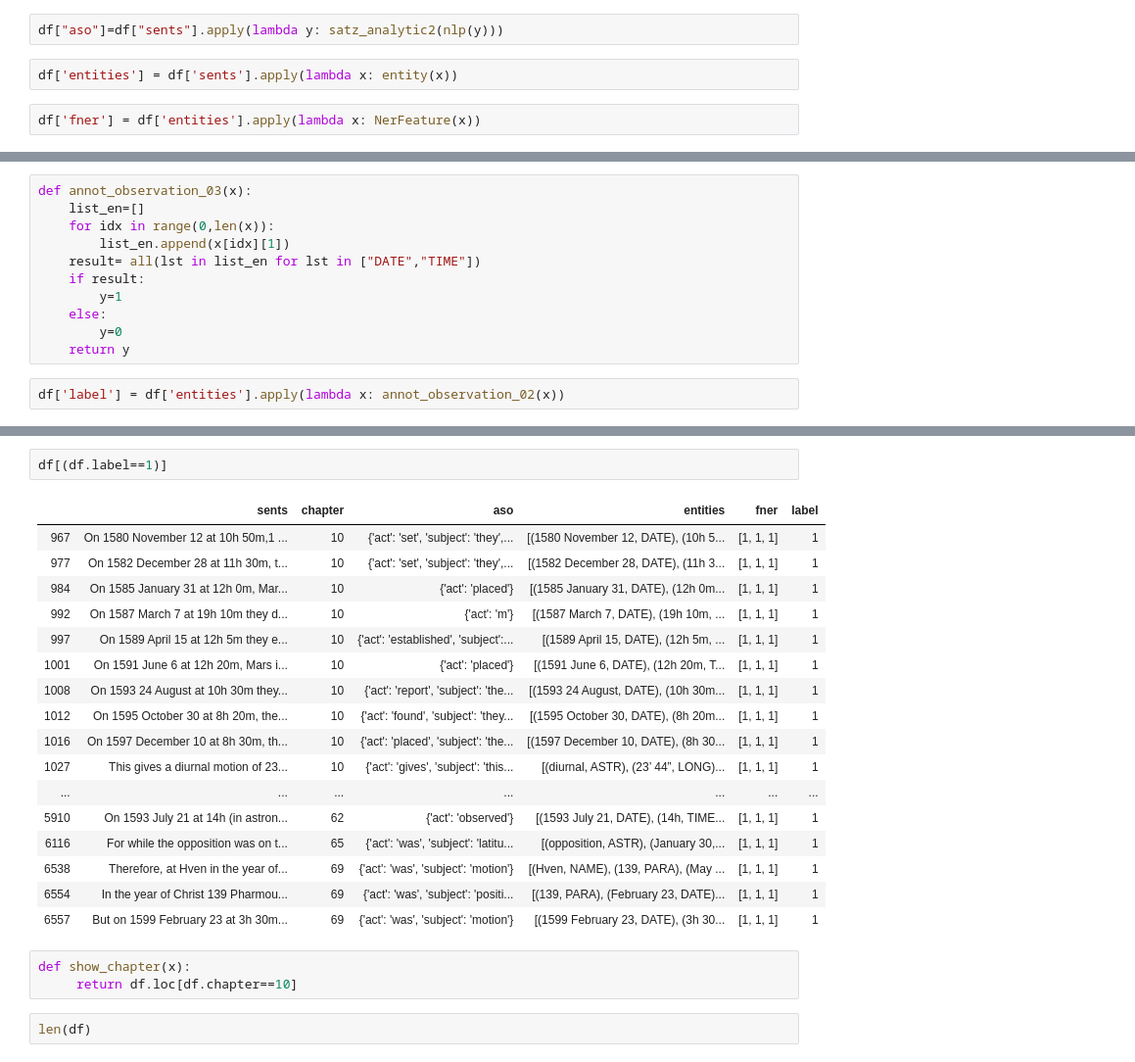
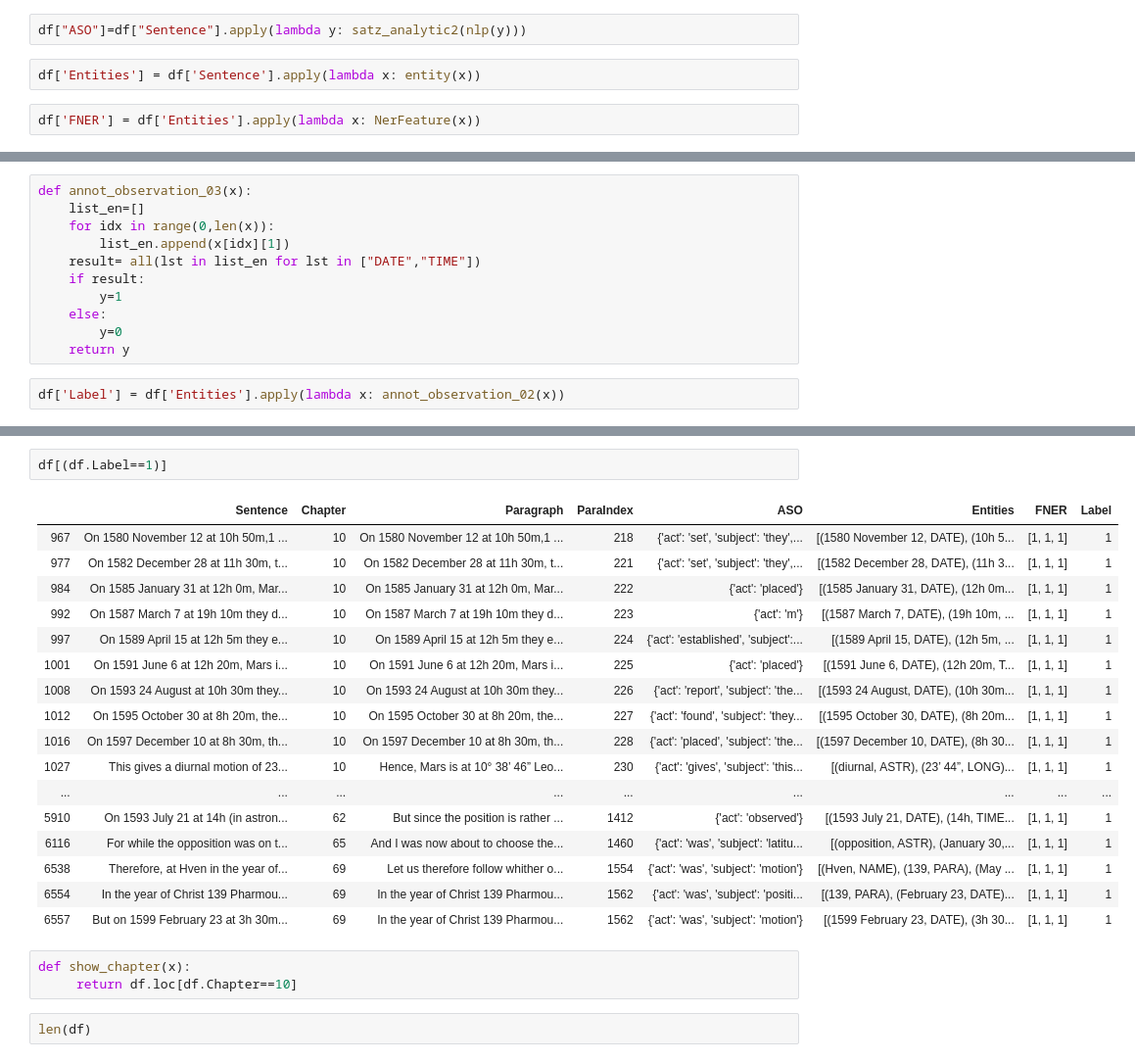
Before and after one commit to myeghaneh/BZML, a Jupyter notebook: BZML_OCT/notebooks/13_02_Coll_updated_Observation_Sents.ipynb, the cells around one changed output, grey strips where cells are left out. Shown: that part at 98% size. Saved outputs shown, nothing was run; the diff lists cells and outputs as text.

Commit message:
observational sents using NER along para

```diff
--- a/BZML_OCT/notebooks/13_02_Coll_updated_Observation_Sents.ipynb
+++ b/BZML_OCT/notebooks/13_02_Coll_updated_Observation_Sents.ipynb
@@ -172,10 +191,10 @@ def noun_chunk(x):
 # %% [markdown]
 df['chunks'] = df['sents'].apply(lambda x: noun_chunk(x))
 # %%
-df["aso"]=df["sents"].apply(lambda y: satz_analytic2(nlp(y)))
+df["ASO"]=df["Sentence"].apply(lambda y: satz_analytic2(nlp(y)))
 # %%
-df['entities'] = df['sents'].apply(lambda x: entity(x))
+df['Entities'] = df['Sentence'].apply(lambda x: entity(x))
 # %%
-df['fner'] = df['entities'].apply(lambda x: NerFeature(x))
+df['FNER'] = df['Entities'].apply(lambda x: NerFeature(x))
 # %%
 df.head(10)
@@ -238,7 +233,7 @@ def annot_observation_03(x):
         y=0
     return y
 # %%
-df['label'] = df['entities'].apply(lambda x: annot_observation_02(x))
+df['Label'] = df['Entities'].apply(lambda x: annot_observation_02(x))
 # %%
 df.head()
 # %% [output]
@@ -265,26 +260,26 @@ df.tail(10)
 # %%
-df[(df.label==1)]
+df[(df.Label==1)]
 # %% [output]
-|  | sents | chapter | aso | entities | fner | label |
-| 967 | On 1580 November 12 at 10h 50m,1 ... | 10 | {'act': 'set', 'subject': 'they',... | [(1580 November 12, DATE), (10h 5... | [1, 1, 1] | 1 |
-| 977 | On 1582 December 28 at 11h 30m, t... | 10 | {'act': 'set', 'subject': 'they',... | [(1582 December 28, DATE), (11h 3... | [1, 1, 1] | 1 |
-| 984 | On 1585 January 31 at 12h 0m, Mar... | 10 | {'act': 'placed'} | [(1585 January 31, DATE), (12h 0m... | [1, 1, 1] | 1 |
-| 992 | On 1587 March 7 at 19h 10m they d... | 10 | {'act': 'm'} | [(1587 March 7, DATE), (19h 10m, ... | [1, 1, 1] | 1 |
-| 997 | On 1589 April 15 at 12h 5m they e... | 10 | {'act': 'established', 'subject':... | [(1589 April 15, DATE), (12h 5m, ... | [1, 1, 1] | 1 |
-| 1001 | On 1591 June 6 at 12h 20m, Mars i... | 10 | {'act': 'placed'} | [(1591 June 6, DATE), (12h 20m, T... | [1, 1, 1] | 1 |
-| 1008 | On 1593 24 August at 10h 30m they... | 10 | {'act': 'report', 'subject': 'the... | [(1593 24 August, DATE), (10h 30m... | [1, 1, 1] | 1 |
-| 1012 | On 1595 October 30 at 8h 20m, the... | 10 | {'act': 'found', 'subject': 'they... | [(1595 October 30, DATE), (8h 20m... | [1, 1, 1] | 1 |
-| 1016 | On 1597 December 10 at 8h 30m, th... | 10 | {'act': 'placed', 'subject': 'the... | [(1597 December 10, DATE), (8h 30... | [1, 1, 1] | 1 |
-| 1027 | This gives a diurnal motion of 23... | 10 | {'act': 'gives', 'subject': 'this... | [(diurnal, ASTR), (23’ 44”, LONG)... | [1, 1, 1] | 1 |
-| ... | ... | ... | ... | ... | ... | ... |
-| 5910 | On 1593 July 21 at 14h (in astron... | 62 | {'act': 'observed'} | [(1593 July 21, DATE), (14h, TIME... | [1, 1, 1] | 1 |
-| 6116 | For while the opposition was on t... | 65 | {'act': 'was', 'subject': 'latitu... | [(opposition, ASTR), (January 30,... | [1, 1, 1] | 1 |
-| 6538 | Therefore, at Hven in the year of... | 69 | {'act': 'was', 'subject': 'motion'} | [(Hven, NAME), (139, PARA), (May ... | [1, 1, 1] | 1 |
-| 6554 | In the year of Christ 139 Pharmou... | 69 | {'act': 'was', 'subject': 'positi... | [(139, PARA), (February 23, DATE)... | [1, 1, 1] | 1 |
-| 6557 | But on 1599 February 23 at 3h 30m... | 69 | {'act': 'was', 'subject': 'motion'} | [(1599 February 23, DATE), (3h 30... | [1, 1, 1] | 1 |
+|  | Sentence | Chapter | Paragraph | ParaIndex | ASO | Entities | FNER | Label |
+| 967 | On 1580 November 12 at 10h 50m,1 ... | 10 | On 1580 November 12 at 10h 50m,1 ... | 218 | {'act': 'set', 'subject': 'they',... | [(1580 November 12, DATE), (10h 5... | [1, 1, 1] | 1 |
+| 977 | On 1582 December 28 at 11h 30m, t... | 10 | On 1582 December 28 at 11h 30m, t... | 221 | {'act': 'set', 'subject': 'they',... | [(1582 December 28, DATE), (11h 3... | [1, 1, 1] | 1 |
+| 984 | On 1585 January 31 at 12h 0m, Mar... | 10 | On 1585 January 31 at 12h 0m, Mar... | 222 | {'act': 'placed'} | [(1585 January 31, DATE), (12h 0m... | [1, 1, 1] | 1 |
+| 992 | On 1587 March 7 at 19h 10m they d... | 10 | On 1587 March 7 at 19h 10m they d... | 223 | {'act': 'm'} | [(1587 March 7, DATE), (19h 10m, ... | [1, 1, 1] | 1 |
+| 997 | On 1589 April 15 at 12h 5m they e... | 10 | On 1589 April 15 at 12h 5m they e... | 224 | {'act': 'established', 'subject':... | [(1589 April 15, DATE), (12h 5m, ... | [1, 1, 1] | 1 |
+| 1001 | On 1591 June 6 at 12h 20m, Mars i... | 10 | On 1591 June 6 at 12h 20m, Mars i... | 225 | {'act': 'placed'} | [(1591 June 6, DATE), (12h 20m, T... | [1, 1, 1] | 1 |
+| 1008 | On 1593 24 August at 10h 30m they... | 10 | On 1593 24 August at 10h 30m they... | 226 | {'act': 'report', 'subject': 'the... | [(1593 24 August, DATE), (10h 30m... | [1, 1, 1] | 1 |
+| 1012 | On 1595 October 30 at 8h 20m, the... | 10 | On 1595 October 30 at 8h 20m, the... | 227 | {'act': 'found', 'subject': 'they... | [(1595 October 30, DATE), (8h 20m... | [1, 1, 1] | 1 |
+| 1016 | On 1597 December 10 at 8h 30m, th... | 10 | On 1597 December 10 at 8h 30m, th... | 228 | {'act': 'placed', 'subject': 'the... | [(1597 December 10, DATE), (8h 30... | [1, 1, 1] | 1 |
+| 1027 | This gives a diurnal motion of 23... | 10 | Hence, Mars is at 10° 38’ 46” Leo... | 230 | {'act': 'gives', 'subject': 'this... | [(diurnal, ASTR), (23’ 44”, LONG)... | [1, 1, 1] | 1 |
+| ... | ... | ... | ... | ... | ... | ... | ... | ... |
+| 5910 | On 1593 July 21 at 14h (in astron... | 62 | But since the position is rather ... | 1412 | {'act': 'observed'} | [(1593 July 21, DATE), (14h, TIME... | [1, 1, 1] | 1 |
+| 6116 | For while the opposition was on t... | 65 | And I was now about to choose the... | 1460 | {'act': 'was', 'subject': 'latitu... | [(opposition, ASTR), (January 30,... | [1, 1, 1] | 1 |
+| 6538 | Therefore, at Hven in the year of... | 69 | Let us therefore follow whither o... | 1554 | {'act': 'was', 'subject': 'motion'} | [(Hven, NAME), (139, PARA), (May ... | [1, 1, 1] | 1 |
+| 6554 | In the year of Christ 139 Pharmou... | 69 | In the year of Christ 139 Pharmou... | 1562 | {'act': 'was', 'subject': 'positi... | [(139, PARA), (February 23, DATE)... | [1, 1, 1] | 1 |
+| 6557 | But on 1599 February 23 at 3h 30m... | 69 | In the year of Christ 139 Pharmou... | 1562 | {'act': 'was', 'subject': 'motion'} | [(1599 February 23, DATE), (3h 30... | [1, 1, 1] | 1 |
 # %%
 def show_chapter(x):
-     return df.loc[df.chapter==10]
+     return df.loc[df.Chapter==10]
 # %%
 len(df)
 # %% [output]
```
Also changed, not shown: parts of 14 cells of this notebook, 14 other files.
